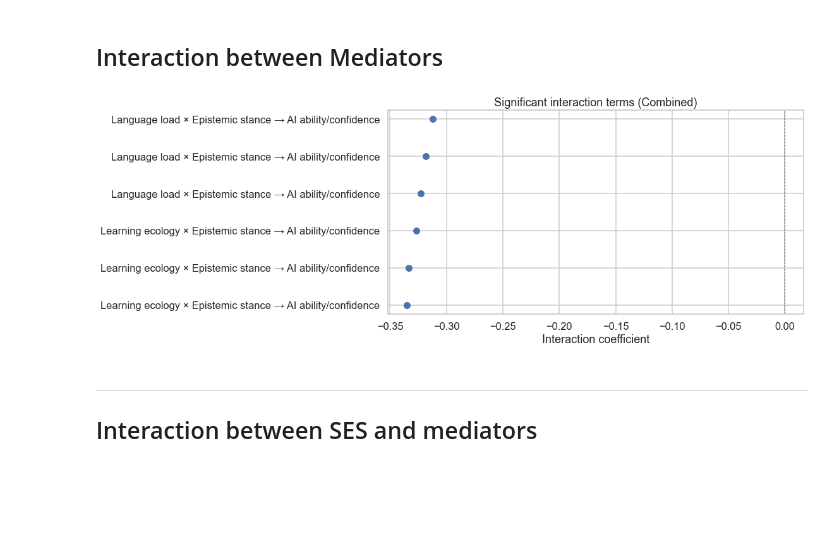
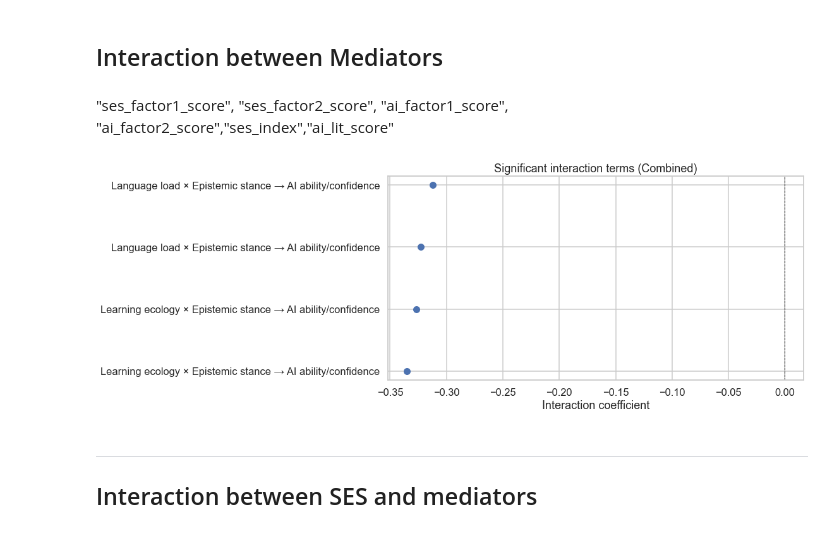
Before and after one commit to garcia-ho/1st_analysis, a Jupyter notebook: phas1_SLR.ipynb, the cells around one changed output. Cells and saved outputs as stored; diff of their text form; code cells hidden in the pictures; blank space fills up the shorter version.

```diff
--- a/phas1_SLR.ipynb
+++ b/phas1_SLR.ipynb
@@ -234,13 +234,13 @@ df_ses = add_ses_space_house_variables(df)
 ses_efa_items_2dim = [
     "ses_parent1_edu_num",
     "ses_parent2_edu_num",
-    # "ses_device_access_scored_num",
+    "ses_device_access_scored_num",
     "ses_household_income_num",
     "ses_financial_constraint_scored_num",
     "ses_space_per_person",
-    # "ses_household_size_num",
+    "ses_household_size_num",
     "ses_housing_type_ord",
-    # "ses_internet_quality_scored_num",
+    "ses_internet_quality_scored_num",
     "ses_school_type_ord",
 ]
 
@@ -479,23 +479,25 @@ where:
 - $Y_i$ = AI literacy outcome
 # %% [markdown]
 ## Interaction between Mediators
+# %% [markdown]
+"ses_factor1_score", "ses_factor2_score", "ai_factor1_score", "ai_factor2_score","ses_index","ai_lit_score"
 # %%
 medi_medi_results = run_interaction_mediation_models(
     df_analysis,
-    ses_cols=["ses_index", "ses_factor1_score", "ses_factor2_score"],
-    mediators=["practical_ai_use_score", "learning_ecology_score", "language_load_score", "epistemic_stance_score"],
-    outcomes=["ai_factor1_score", "ai_factor2_score", "ai_lit_score"],
+    ses_cols=[ "ses_factor1_score", "ses_factor2_score"],
+    mediators=["learning_ecology_score", "language_load_score", "epistemic_stance_score"],
+    outcomes=["ai_factor1_score", "ai_factor2_score"],
     sample="Combined",
     interaction_type="mediator_mediator"
 )
 
 plot_significant_mediator_interactions(
     medi_medi_results,
     alpha=0.05,
     sample="Combined"
 )
 # %% [output]
-[figure, old version]
+[figure, new version]
 # %% [markdown]
 ------
 ## Interaction between SES and mediators
```
Also changed, not shown: 4 other files.
